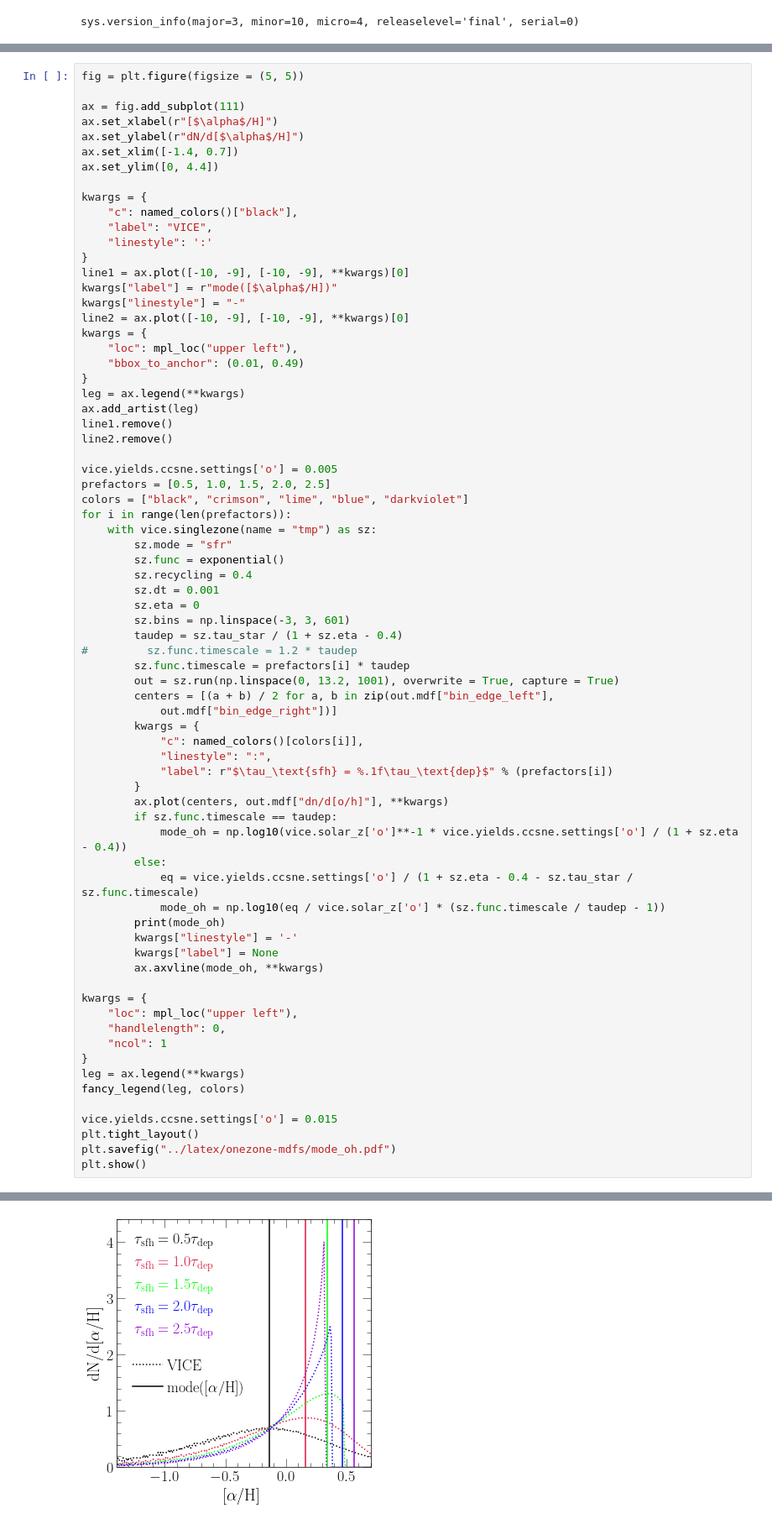
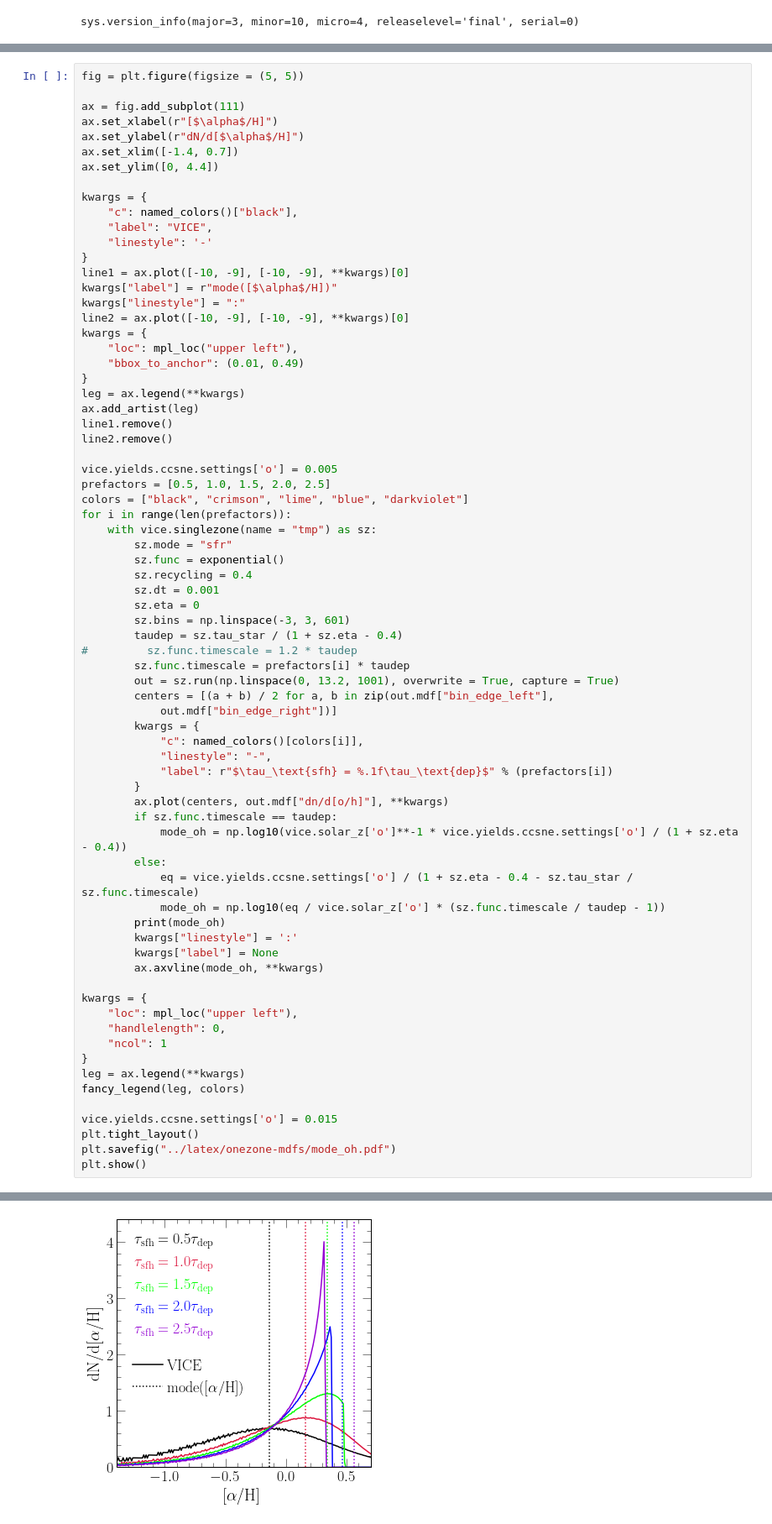
Before and after one commit to giganano/outflows, a Jupyter notebook: notebooks/onezone.ipynb, the cells around one changed output, grey strips where cells are left out. Shown: that part at 84% size. Cells and saved outputs as stored; diff of their text form.

```diff
--- a/notebooks/onezone.ipynb
+++ b/notebooks/onezone.ipynb
@@ -380,11 +380,11 @@ ax.set_ylim([0, 4.4])
 kwargs = {
     "c": named_colors()["black"],
     "label": "VICE",
-    "linestyle": ':'
+    "linestyle": '-'
 }
 line1 = ax.plot([-10, -9], [-10, -9], **kwargs)[0]
 kwargs["label"] = r"mode([$\alpha$/H])"
-kwargs["linestyle"] = "-"
+kwargs["linestyle"] = ":"
 line2 = ax.plot([-10, -9], [-10, -9], **kwargs)[0]
 kwargs = {
     "loc": mpl_loc("upper left"),
@@ -414,7 +414,7 @@ for i in range(len(prefactors)):
             out.mdf["bin_edge_right"])]
         kwargs = {
             "c": named_colors()[colors[i]],
-            "linestyle": ":",
+            "linestyle": "-",
             "label": r"$\tau_\text{sfh} = %.1f\tau_\text{dep}$" % (prefactors[i])
         }
         ax.plot(centers, out.mdf["dn/d[o/h]"], **kwargs)
@@ -424,7 +424,7 @@ for i in range(len(prefactors)):
             eq = vice.yields.ccsne.settings['o'] / (1 + sz.eta - 0.4 - sz.tau_star / sz.func.timescale)
             mode_oh = np.log10(eq / vice.solar_z['o'] * (sz.func.timescale / taudep - 1))
         print(mode_oh)
-        kwargs["linestyle"] = '-'
+        kwargs["linestyle"] = ':'
         kwargs["label"] = None
         ax.axvline(mode_oh, **kwargs)
 
@@ -449,4 +449,4 @@ plt.show()
-[figure, old version]
+[figure, new version]
 # %%
 fig = plt.figure(figsize = (5, 5))
 ax = fig.add_subplot(111)
```
Also changed, not shown: parts of 3 cells of this notebook, 4 other files.
